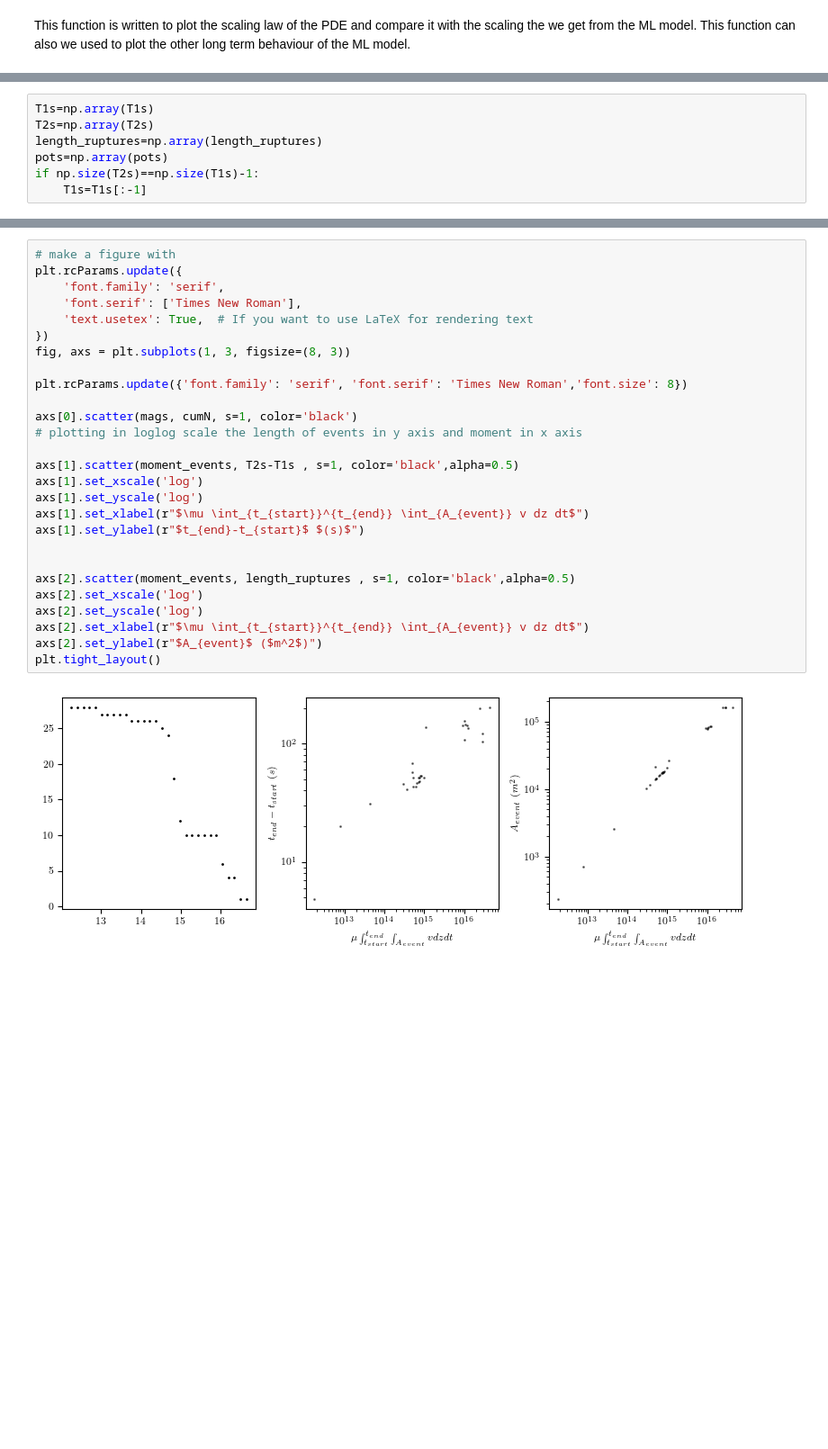
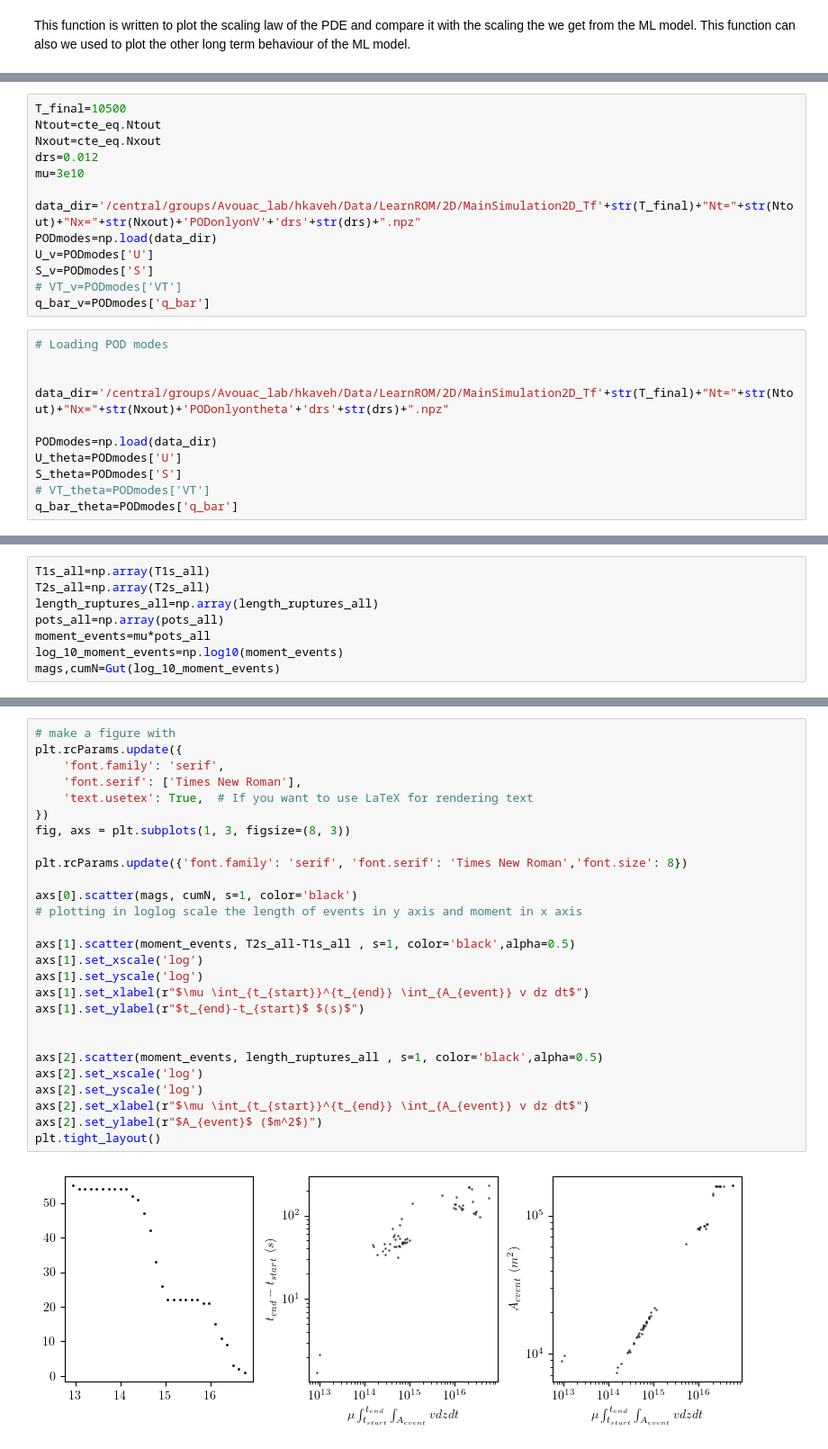
Before and after one commit to hojjatks/ROM_EnKF_earthquakecycle, a Jupyter notebook: Codes/earthquake/scaling.ipynb, the cells around one changed output, grey strips where cells are left out. Shown at 90% size. Cells and saved outputs as stored; diff of their text form; blank space fills up the shorter version.

```diff
--- a/Codes/earthquake/scaling.ipynb
+++ b/Codes/earthquake/scaling.ipynb
@@ -59 +42,25 @@ plt.plot(np.log10(v[2000,:]))
+# %%
+T_final=10500
+Ntout=cte_eq.Ntout
+Nxout=cte_eq.Nxout
+drs=0.012
+mu=3e10
+
+data_dir='/central/groups/Avouac_lab/hkaveh/Data/LearnROM/2D/MainSimulation2D_Tf'+str(T_final)+"Nt="+str(Ntout)+"Nx="+str(Nxout)+'PODonlyonV'+'drs'+str(drs)+".npz"
+PODmodes=np.load(data_dir)
+U_v=PODmodes['U']
+S_v=PODmodes['S']
+# VT_v=PODmodes['VT']
+q_bar_v=PODmodes['q_bar']
+# %%
+# Loading POD modes
+
+
+data_dir='/central/groups/Avouac_lab/hkaveh/Data/LearnROM/2D/MainSimulation2D_Tf'+str(T_final)+"Nt="+str(Ntout)+"Nx="+str(Nxout)+'PODonlyontheta'+'drs'+str(drs)+".npz"
+
+PODmodes=np.load(data_dir)
+U_theta=PODmodes['U']
+S_theta=PODmodes['S']
+# VT_theta=PODmodes['VT']
+q_bar_theta=PODmodes['q_bar']
 # %%
@@ -89,7 +96,0 @@ for i in range(1,20000):
-# %%
-T1s=np.array(T1s)
-T2s=np.array(T2s)
-length_ruptures=np.array(length_ruptures)
-pots=np.array(pots)
-if np.size(T2s)==np.size(T1s)-1:
-    T1s=T1s[:-1]
@@ -103,0 +244,8 @@ moment_events=mu*pots
+# %%
+T1s_all=np.array(T1s_all)
+T2s_all=np.array(T2s_all)
+length_ruptures_all=np.array(length_ruptures_all)
+pots_all=np.array(pots_all)
+moment_events=mu*pots_all
+log_10_moment_events=np.log10(moment_events)
+mags,cumN=Gut(log_10_moment_events)
@@ -164,29 +317,29 @@ array([28., 28., 28., 28., 28., 27., 27., 27., 27., 27., 26., 26., 26.,
 # %%
 # make a figure with
 plt.rcParams.update({
     'font.family': 'serif',
     'font.serif': ['Times New Roman'],
     'text.usetex': True,  # If you want to use LaTeX for rendering text
 })
 fig, axs = plt.subplots(1, 3, figsize=(8, 3))
 
 plt.rcParams.update({'font.family': 'serif', 'font.serif': 'Times New Roman','font.size': 8})
 
 axs[0].scatter(mags, cumN, s=1, color='black')
 # plotting in loglog scale the length of events in y axis and moment in x axis
 
-axs[1].scatter(moment_events, T2s-T1s , s=1, color='black',alpha=0.5)
+axs[1].scatter(moment_events, T2s_all-T1s_all , s=1, color='black',alpha=0.5)
 axs[1].set_xscale('log')
 axs[1].set_yscale('log')
 axs[1].set_xlabel(r"$\mu \int_{t_{start}}^{t_{end}} \int_{A_{event}} v dz dt$")
 axs[1].set_ylabel(r"$t_{end}-t_{start}$ $(s)$")
 
 
-axs[2].scatter(moment_events, length_ruptures , s=1, color='black',alpha=0.5)
+axs[2].scatter(moment_events, length_ruptures_all , s=1, color='black',alpha=0.5)
 axs[2].set_xscale('log')
 axs[2].set_yscale('log')
 axs[2].set_xlabel(r"$\mu \int_{t_{start}}^{t_{end}} \int_{A_{event}} v dz dt$")
 axs[2].set_ylabel(r"$A_{event}$ ($m^2$)")
 plt.tight_layout()
 # %% [output]
-[figure, old version]
+[figure, new version]
```
Also changed, not shown: parts of 48 cells of this notebook, 1 other file.
